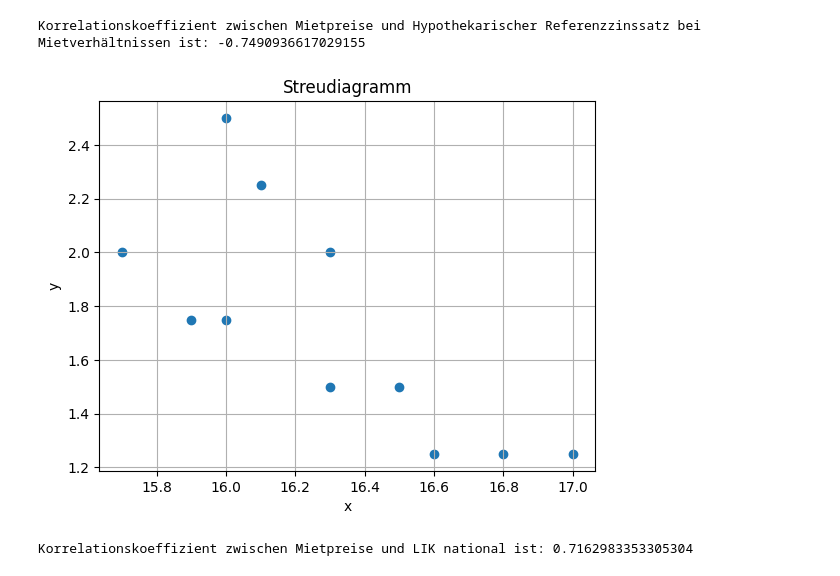
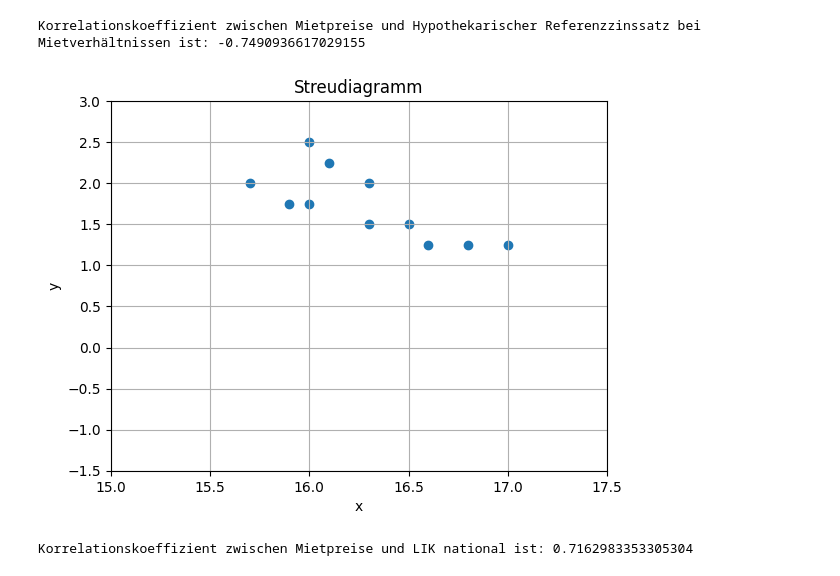
Before and after one commit to GRUPPE-BINA24/Datenspeicher, a Jupyter notebook: Semesterarbeit_BINA_Bianca.ipynb, the cells around one changed output. Drawn from its saved outputs; the diff is of its cells as text; code cells hidden in the pictures.

```diff
--- a/Semesterarbeit_BINA_Bianca.ipynb
+++ b/Semesterarbeit_BINA_Bianca.ipynb
@@ -116,23 +116,25 @@ Korrelationskoeffizient zwischen Mietpreise und Hypothekarischer Referenzzinssat
 # %%
 import pandas as pd
 import matplotlib.pyplot as plt
 
 # Daten aus Excel-Datei laden
 daten = pd.read_excel("https://raw.githubusercontent.com/GRUPPE-BINA24/Datenspeicher/main/Mietpreise_ZinsR.xlsx")
 
 # Spalten auswählen
 x = daten['Mietpreise']
 y = daten['Hypothekarischer Referenzzinssatz bei Mietverhältnissen']
 
 # Streudiagramm erstellen
 plt.scatter(x, y)
 plt.title('Streudiagramm')
 plt.xlabel('x')
 plt.ylabel('y')
+plt.xlim(15, 17.5)
+plt.ylim(-1.5, 3)
 plt.grid(True)
 plt.show()
 # %% [output]
-[figure, old version]
+[figure, new version]
 # %%
 
 import pandas as pd
```
